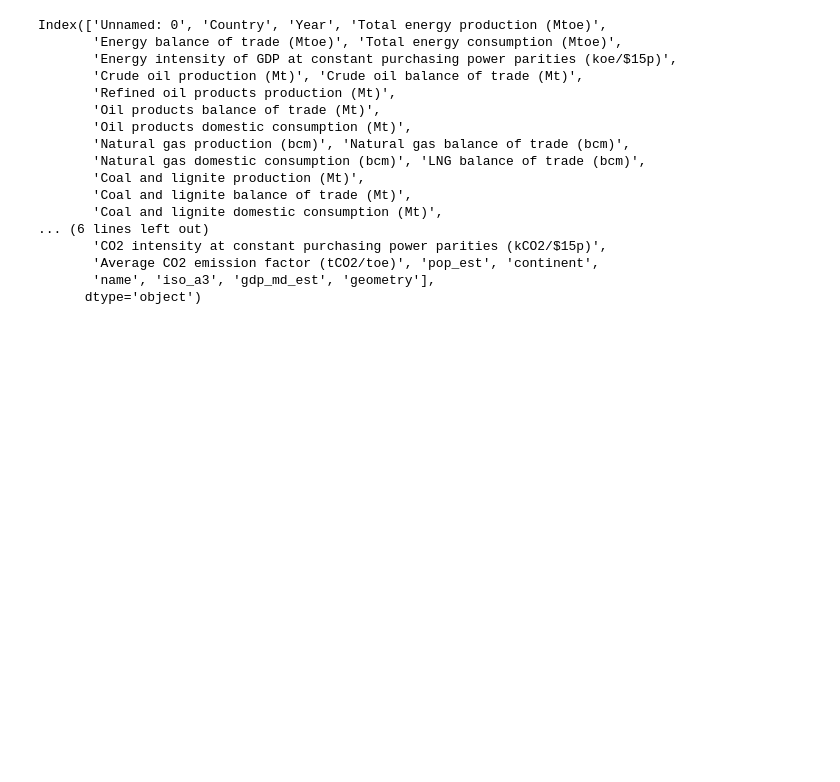
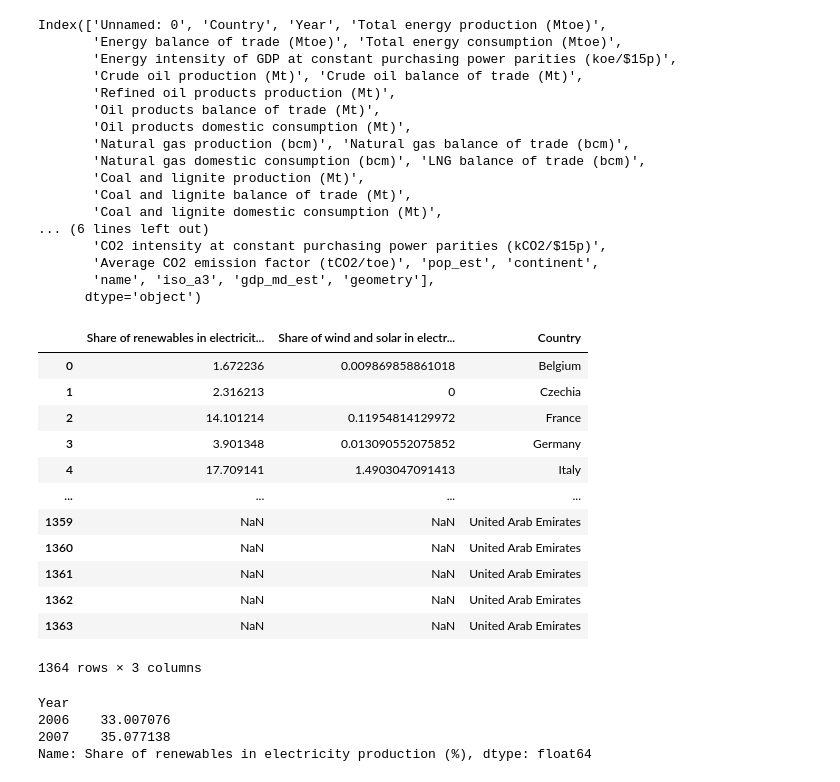
Before and after one commit to MarianMash/Data-Visualization, a Jupyter notebook: test.ipynb, the cells around one changed output. Saved outputs shown, nothing was run; the diff lists cells and outputs as text; code cells hidden in the pictures; blank space fills up the shorter version.

```diff
--- a/test.ipynb
+++ b/test.ipynb
@@ -411,3 +414,21 @@ piechart=px.pie(
             hole=.8)
 
 piechart
+# %%
+file[['Share of renewables in electricity production (%)',
+    'Share of wind and solar in electricity production (%)', 'Country',
+    ]]
+# %% [output]
+|  | Share of renewables in electricit... | Share of wind and solar in electr... | Country |
+| 0 | 1.672236 | 0.009869858861018 | Belgium |
+| 1 | 2.316213 | 0 | Czechia |
+| 2 | 14.101214 | 0.11954814129972 | France |
+| 3 | 3.901348 | 0.013090552075852 | Germany |
+| 4 | 17.709141 | 1.4903047091413 | Italy |
+| ... | ... | ... | ... |
+| 1359 | NaN | NaN | United Arab Emirates |
+| 1360 | NaN | NaN | United Arab Emirates |
+| 1361 | NaN | NaN | United Arab Emirates |
+| 1362 | NaN | NaN | United Arab Emirates |
+| 1363 | NaN | NaN | United Arab Emirates |
+1364 rows × 3 columns
@@ -413,0 +459,7 @@ piechart
+# %%
+dff4.loc[file['continent'] == 'Europe'].groupby('Year')['Share of renewables in electricity production (%)'].mean()
+# %% [output]
+Year
+2006    33.007076
+2007    35.077138
+Name: Share of renewables in electricity production (%), dtype: float64
```
Also changed, not shown: parts of 8 cells of this notebook, 1 other file.
